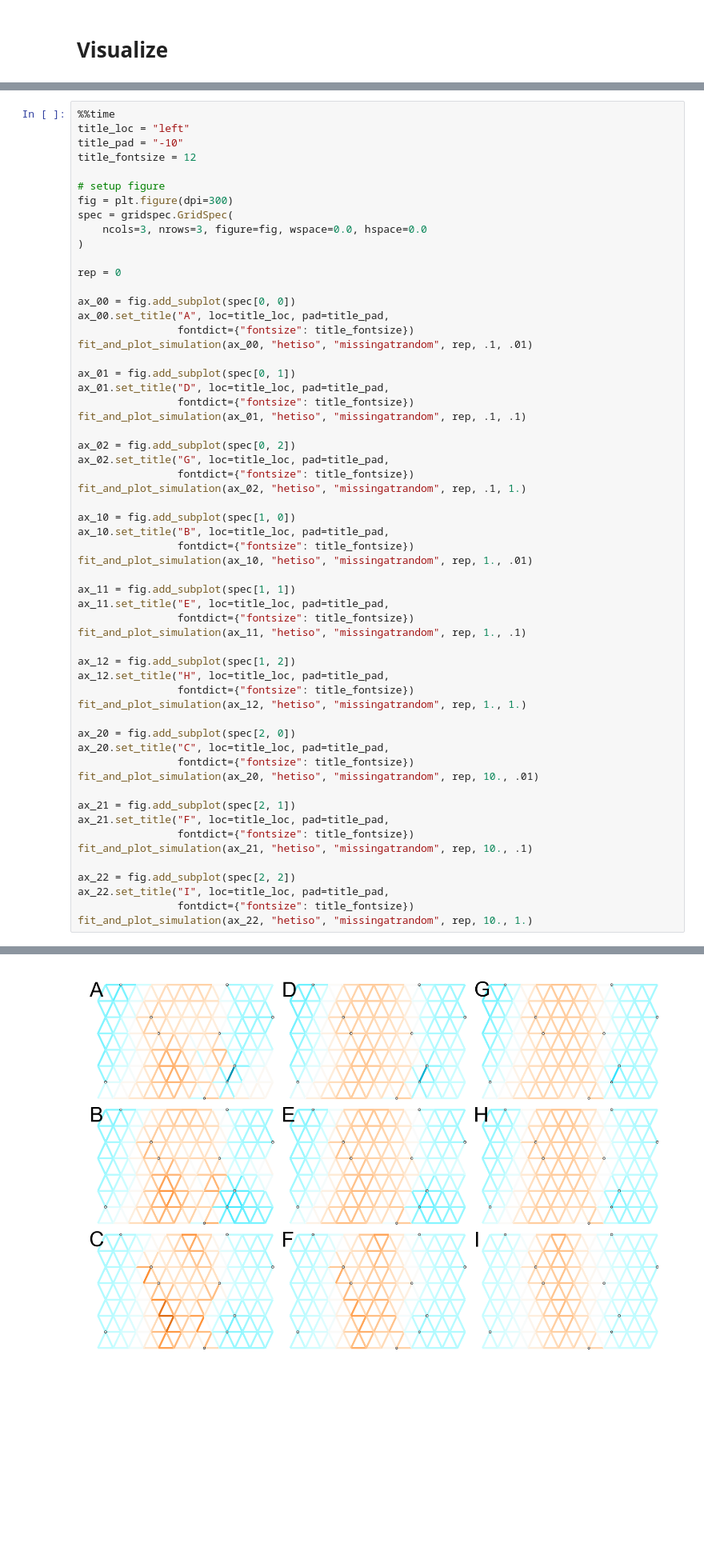
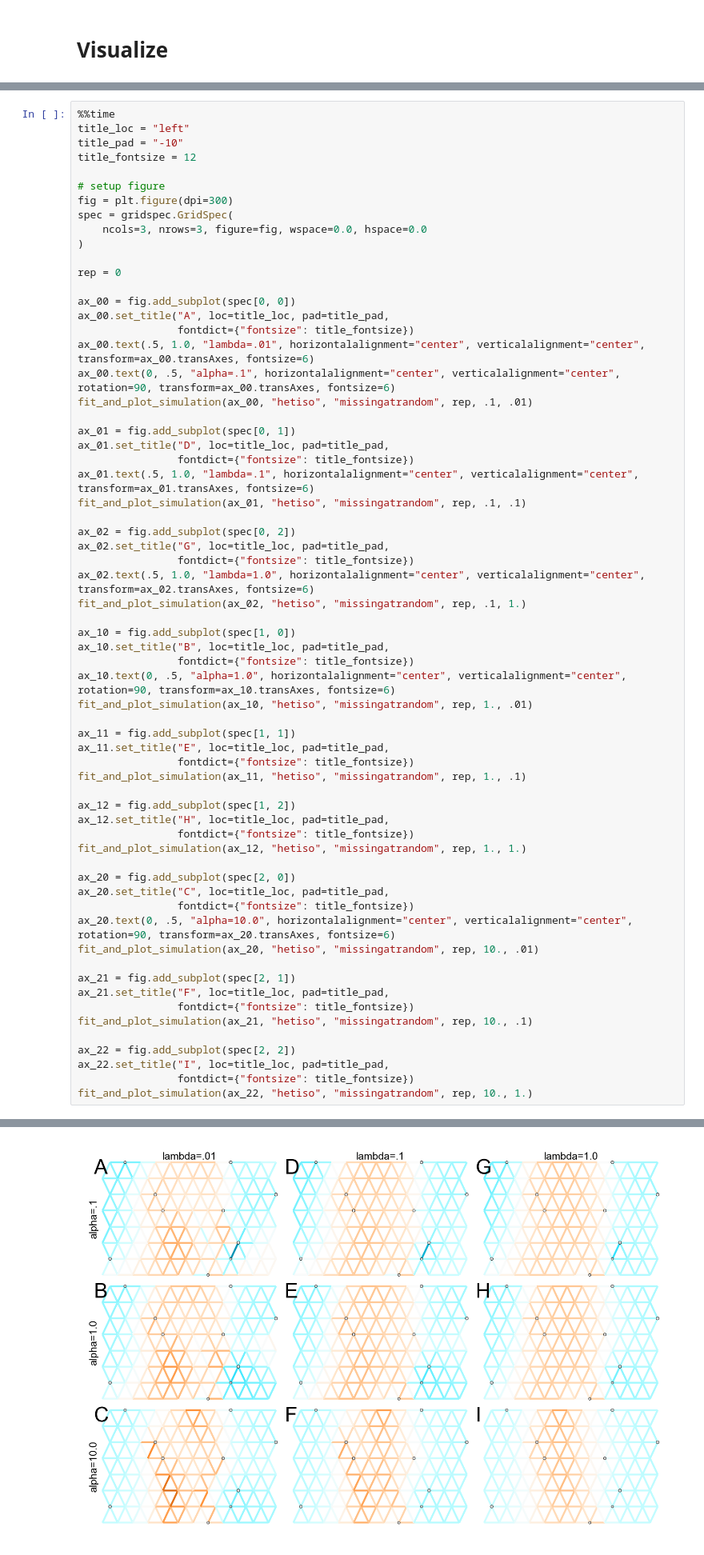
Before and after one commit to jhmarcus/feems-analysis, a Jupyter notebook: notebooks/supp-figure-3-and-4-alpha-lambda-sim.ipynb, the cells around one changed output, grey strips where cells are left out. Shown at 80% size. Cells and saved outputs as stored; diff of their text form; blank space fills up the shorter version.

Commit message:
added more supp fig notebooks / figures

```diff
--- a/notebooks/supp-figure-3-and-4-alpha-lambda-sim.ipynb
+++ b/notebooks/supp-figure-3-and-4-alpha-lambda-sim.ipynb
@@ -103,21 +105,26 @@ rep = 0
 ax_00 = fig.add_subplot(spec[0, 0])
 ax_00.set_title("A", loc=title_loc, pad=title_pad,
                 fontdict={"fontsize": title_fontsize})
+ax_00.text(.5, 1.0, "lambda=.01", horizontalalignment="center", verticalalignment="center", transform=ax_00.transAxes, fontsize=6)
+ax_00.text(0, .5, "alpha=.1", horizontalalignment="center", verticalalignment="center", rotation=90, transform=ax_00.transAxes, fontsize=6)
 fit_and_plot_simulation(ax_00, "hetiso", "missingatrandom", rep, .1, .01)
 
 ax_01 = fig.add_subplot(spec[0, 1])
 ax_01.set_title("D", loc=title_loc, pad=title_pad,
                 fontdict={"fontsize": title_fontsize})
+ax_01.text(.5, 1.0, "lambda=.1", horizontalalignment="center", verticalalignment="center", transform=ax_01.transAxes, fontsize=6)
 fit_and_plot_simulation(ax_01, "hetiso", "missingatrandom", rep, .1, .1)
 
 ax_02 = fig.add_subplot(spec[0, 2])
 ax_02.set_title("G", loc=title_loc, pad=title_pad,
                 fontdict={"fontsize": title_fontsize})
+ax_02.text(.5, 1.0, "lambda=1.0", horizontalalignment="center", verticalalignment="center", transform=ax_02.transAxes, fontsize=6)
 fit_and_plot_simulation(ax_02, "hetiso", "missingatrandom", rep, .1, 1.)
 
 ax_10 = fig.add_subplot(spec[1, 0])
 ax_10.set_title("B", loc=title_loc, pad=title_pad,
                 fontdict={"fontsize": title_fontsize})
+ax_10.text(0, .5, "alpha=1.0", horizontalalignment="center", verticalalignment="center", rotation=90, transform=ax_10.transAxes, fontsize=6)
 fit_and_plot_simulation(ax_10, "hetiso", "missingatrandom", rep, 1., .01)
 
 ax_11 = fig.add_subplot(spec[1, 1])
@@ -133,6 +140,7 @@ fit_and_plot_simulation(ax_12, "hetiso", "missingatrandom", rep, 1., 1.)
 ax_20 = fig.add_subplot(spec[2, 0])
 ax_20.set_title("C", loc=title_loc, pad=title_pad,
                 fontdict={"fontsize": title_fontsize})
+ax_20.text(0, .5, "alpha=10.0", horizontalalignment="center", verticalalignment="center", rotation=90, transform=ax_20.transAxes, fontsize=6)
 fit_and_plot_simulation(ax_20, "hetiso", "missingatrandom", rep, 10., .01)
 
 ax_21 = fig.add_subplot(spec[2, 1])
@@ -168 +176 @@ Wall time: 22.9 s
-[figure, old version]
+[figure, new version]
```
Also changed, not shown: parts of 6 cells of this notebook, 4 other files.
